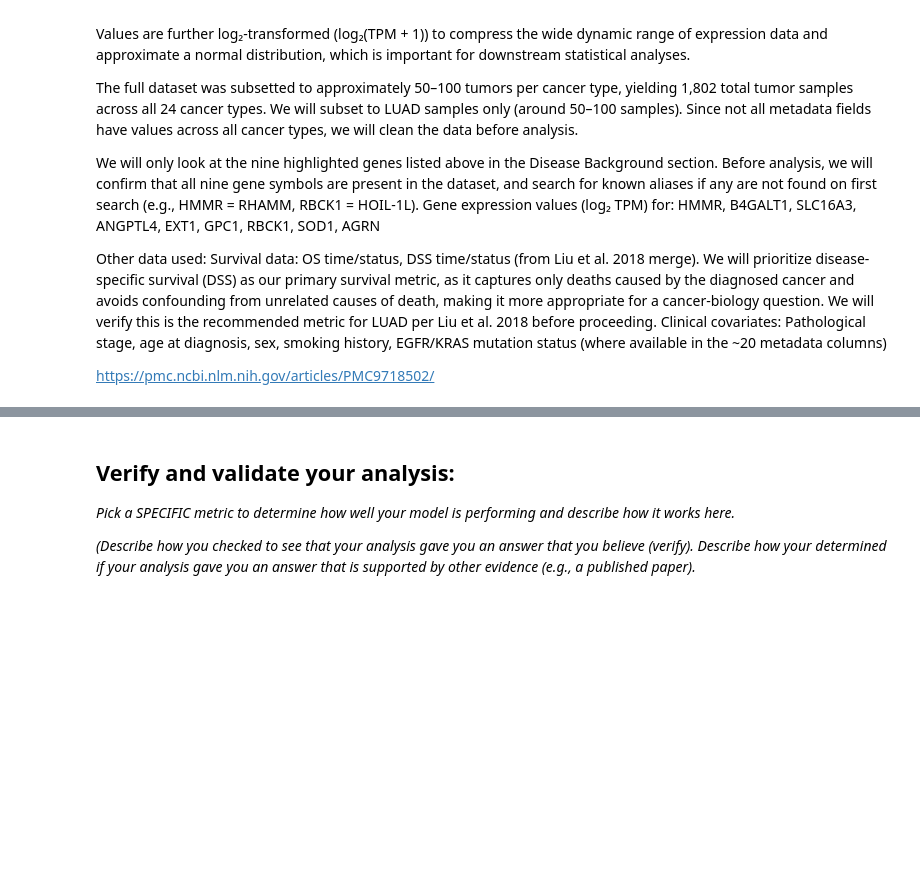
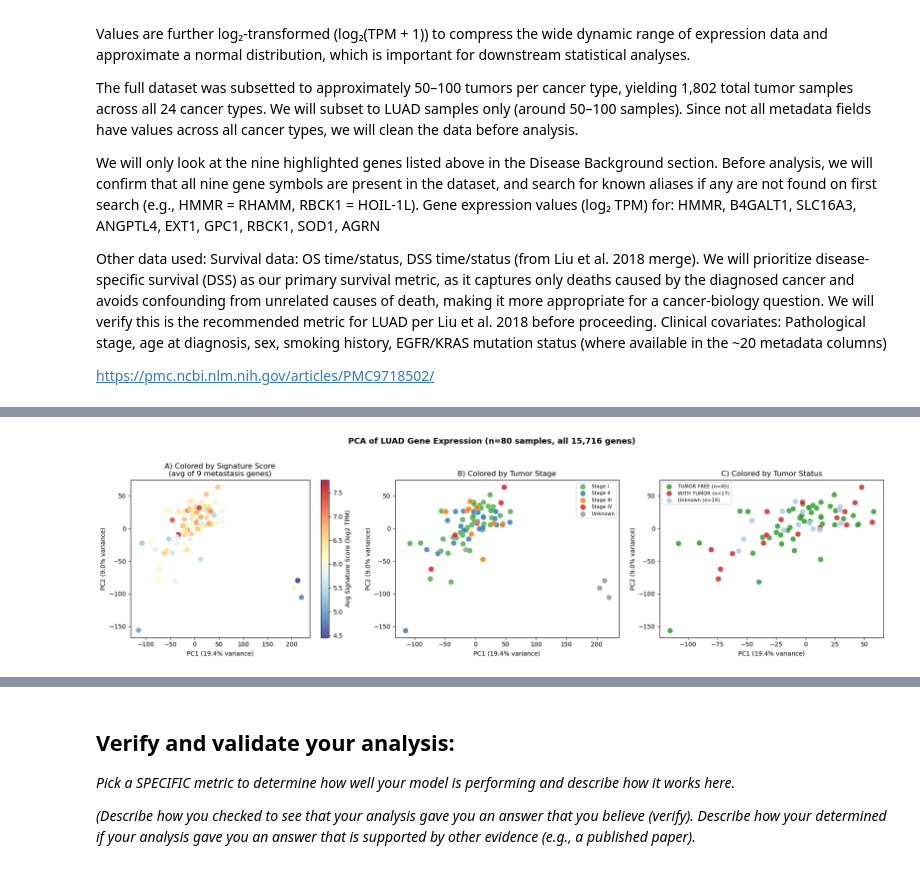
Before and after one commit to isabelvikesland/Module-4-Cancer, a Jupyter notebook: code/Module 4 Notebook.ipynb, the cells around one changed output, grey strips where cells are left out. Cells and saved outputs as stored; diff of their text form; code cells hidden in the pictures; blank space fills up the shorter version.

```diff
--- a/code/Module 4 Notebook.ipynb
+++ b/code/Module 4 Notebook.ipynb
@@ -134,0 +352,49 @@ The machine learning technique I am using is: *fill in and describe*
+# %%
+#PCA colored by signature score, stage, and tumor status
+pc1, pc2 = X_pca[:, 0], X_pca[:, 1]
+
+fig, axes = plt.subplots(1, 3, figsize=(18, 5))
+
+# Average signature score
+sc = axes[0].scatter(pc1, pc2,
+                     c=luad_meta['sig_score'].values,
+                     cmap='RdYlBu_r', s=80, alpha=0.85, edgecolors='white', linewidth=0.4)
+plt.colorbar(sc, ax=axes[0], label='Avg Signature Score (log2 TPM)')
+axes[0].set_xlabel(f'PC1 ({var_exp[0]:.1f}% variance)')
+axes[0].set_ylabel(f'PC2 ({var_exp[1]:.1f}% variance)')
+axes[0].set_title('A) Colored by Signature Score\n(avg of 9 metastasis genes)')
+
+#Tumor stage
+stage_order = ['Stage I', 'Stage II', 'Stage III', 'Stage IV', 'Unknown']
+stage_colors = {'Stage I': '#4daf4a', 'Stage II': '#377eb8',
+                'Stage III': '#ff7f00', 'Stage IV': '#e41a1c', 'Unknown': '#999999'}
+for stage in stage_order:
+    mask = luad_meta['stage_simple'].values == stage
+    if mask.sum() > 0:
+        axes[1].scatter(pc1[mask], pc2[mask],
+                       c=stage_colors[stage], label=stage, s=80, alpha=0.85,
+                       edgecolors='white', linewidth=0.4)
+axes[1].set_xlabel(f'PC1 ({var_exp[0]:.1f}% variance)')
+axes[1].set_ylabel(f'PC2 ({var_exp[1]:.1f}% variance)')
+axes[1].set_title('B) Colored by Tumor Stage')
+axes[1].legend(loc='best', fontsize=8)
+
+#Tumor status
+status_colors = {'TUMOR FREE': '#2ca02c', 'WITH TUMOR': '#d62728', 'Unknown': '#aec7e8'}
+for status, color in status_colors.items():
+    mask = luad_meta['tumor_status_clean'].values == status
+    if mask.sum() > 0:
+        axes[2].scatter(pc1[mask], pc2[mask],
+                       c=color, label=f'{status} (n={mask.sum()})',
+                       s=80, alpha=0.85, edgecolors='white', linewidth=0.4)
+axes[2].set_xlabel(f'PC1 ({var_exp[0]:.1f}% variance)')
+axes[2].set_ylabel(f'PC2 ({var_exp[1]:.1f}% variance)')
+axes[2].set_title('C) Colored by Tumor Status')
+axes[2].legend(loc='best', fontsize=8)
+
+plt.suptitle('PCA of LUAD Gene Expression (n=80 samples, all 15,716 genes)',
+             fontsize=13, fontweight='bold', y=1.02)
+plt.tight_layout()
+plt.show()
+# %% [output]
+[figure, added]
```
Also changed, not shown: parts of 20 cells of this notebook.
